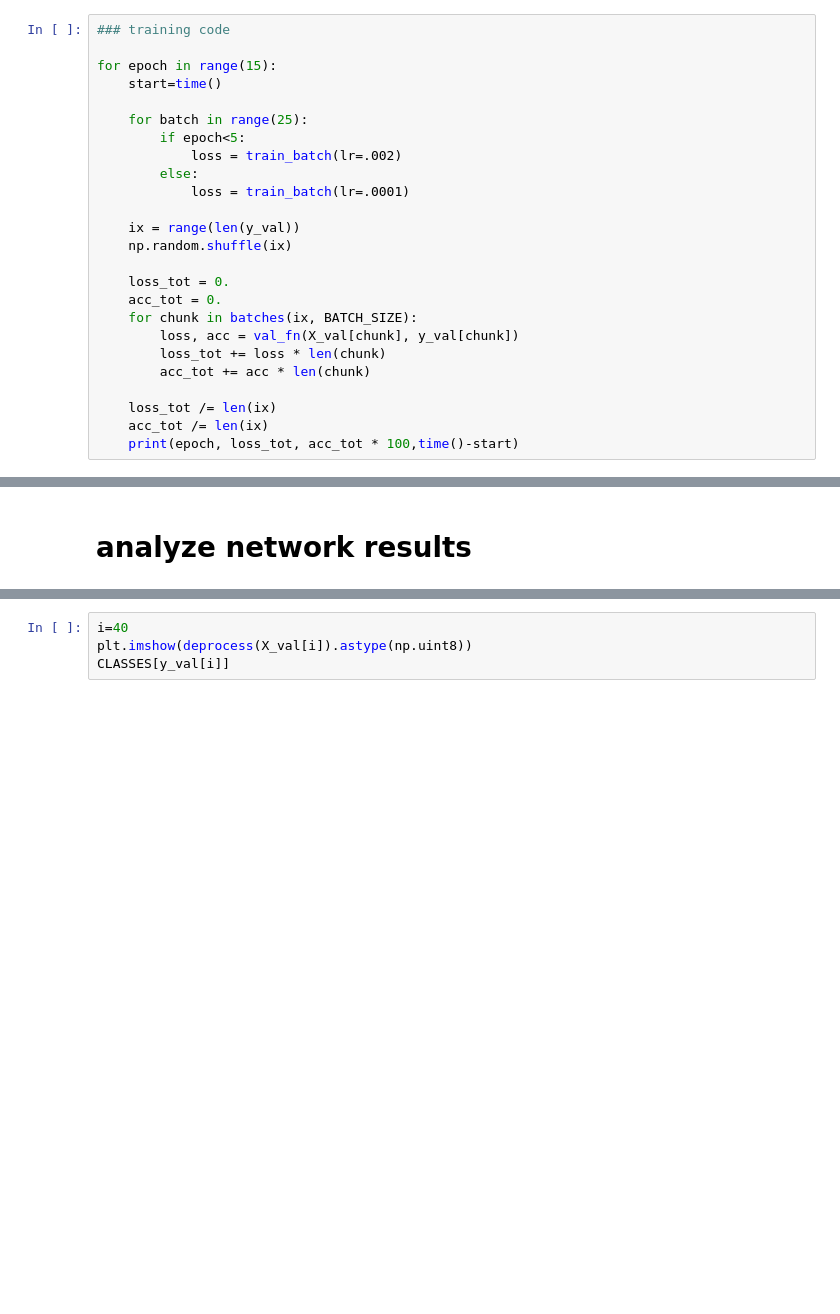
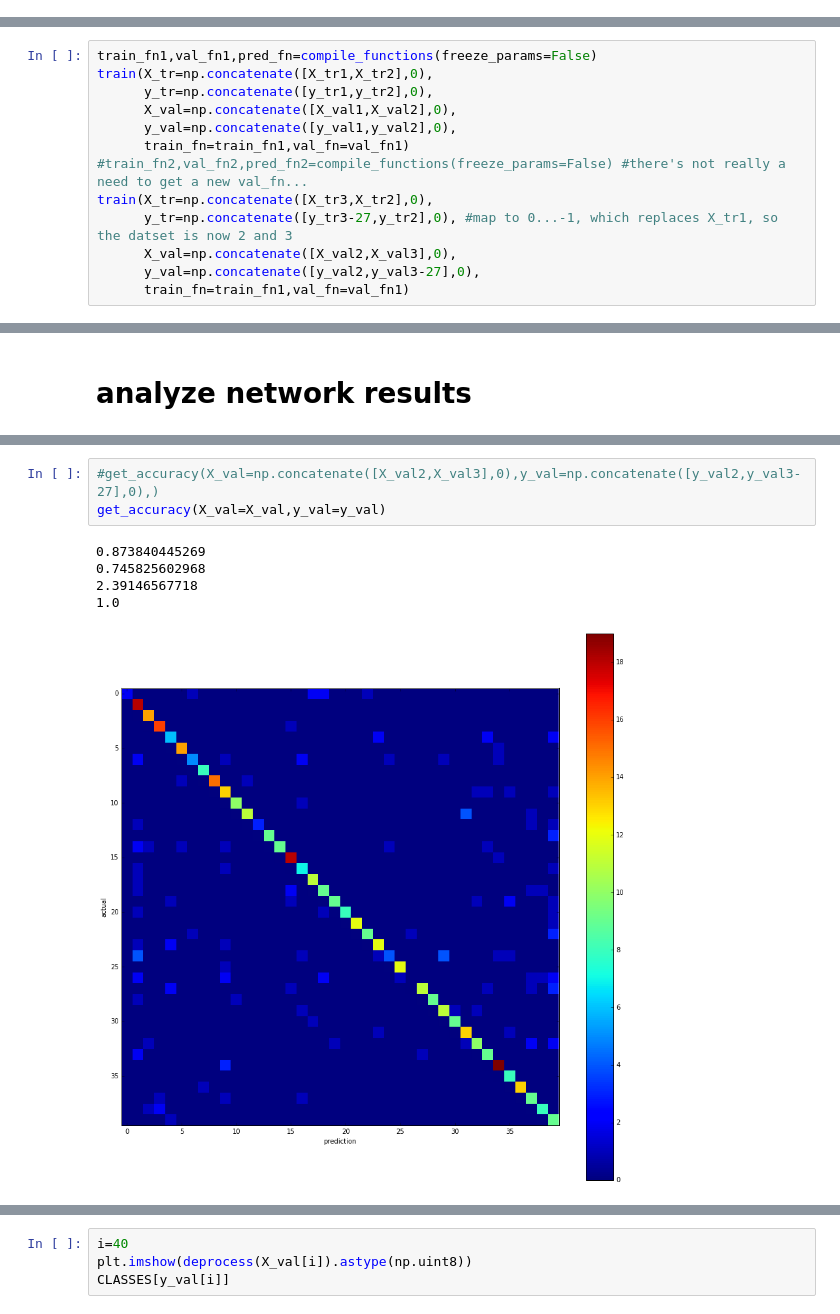
Before and after one commit to branchvincent/arc-reactor, a Jupyter notebook: src/perception/CNN_finetuning_ARC2017.ipynb, the cells around one changed output, grey strips where cells are left out. Cells and saved outputs as stored; diff of their text form; blank space fills up the shorter version.

```diff
--- a/src/perception/CNN_finetuning_ARC2017.ipynb
+++ b/src/perception/CNN_finetuning_ARC2017.ipynb
@@ -741,26 +747 @@ def train_batch(lr): #lr is learning rate
 BATCH_SIZE = 32
-# %%
-### training code
-
-for epoch in range(15):
-    start=time()
-
-    for batch in range(25):
-        if epoch<5:
-            loss = train_batch(lr=.002)
-        else:
-            loss = train_batch(lr=.0001)
-
-    ix = range(len(y_val))
-    np.random.shuffle(ix)
-
-    loss_tot = 0.
-    acc_tot = 0.
-    for chunk in batches(ix, BATCH_SIZE):
-        loss, acc = val_fn(X_val[chunk], y_val[chunk])
-        loss_tot += loss * len(chunk)
-        acc_tot += acc * len(chunk)
-
-    loss_tot /= len(ix)
-    acc_tot /= len(ix)
-    print(epoch, loss_tot, acc_tot * 100,time()-start)
@@ -782,0 +773,13 @@ for epoch in range(15):
+# %%
+train_fn1,val_fn1,pred_fn=compile_functions(freeze_params=False)
+train(X_tr=np.concatenate([X_tr1,X_tr2],0),
+      y_tr=np.concatenate([y_tr1,y_tr2],0),
+      X_val=np.concatenate([X_val1,X_val2],0),
+      y_val=np.concatenate([y_val1,y_val2],0),
+      train_fn=train_fn1,val_fn=val_fn1)
+#train_fn2,val_fn2,pred_fn2=compile_functions(freeze_params=False) #there's not really a need to get a new val_fn...
+train(X_tr=np.concatenate([X_tr3,X_tr2],0),
+      y_tr=np.concatenate([y_tr3-27,y_tr2],0), #map to 0...-1, which replaces X_tr1, so the datset is now 2 and 3
+      X_val=np.concatenate([X_val2,X_val3],0),
+      y_val=np.concatenate([y_val2,y_val3-27],0),
+      train_fn=train_fn1,val_fn=val_fn1)
@@ -836,3 +851,12 @@ plt.show()
+# %%
+#get_accuracy(X_val=np.concatenate([X_val2,X_val3],0),y_val=np.concatenate([y_val2,y_val3-27],0),)
+get_accuracy(X_val=X_val,y_val=y_val)
+# %% [output]
+0.873840445269
+0.745825602968
+2.39146567718
+1.0
+[figure, added]
 # %%
 #plot accuracy by class
 correct=np.diagonal(conf)
```
Also changed, not shown: parts of 18 cells of this notebook.
